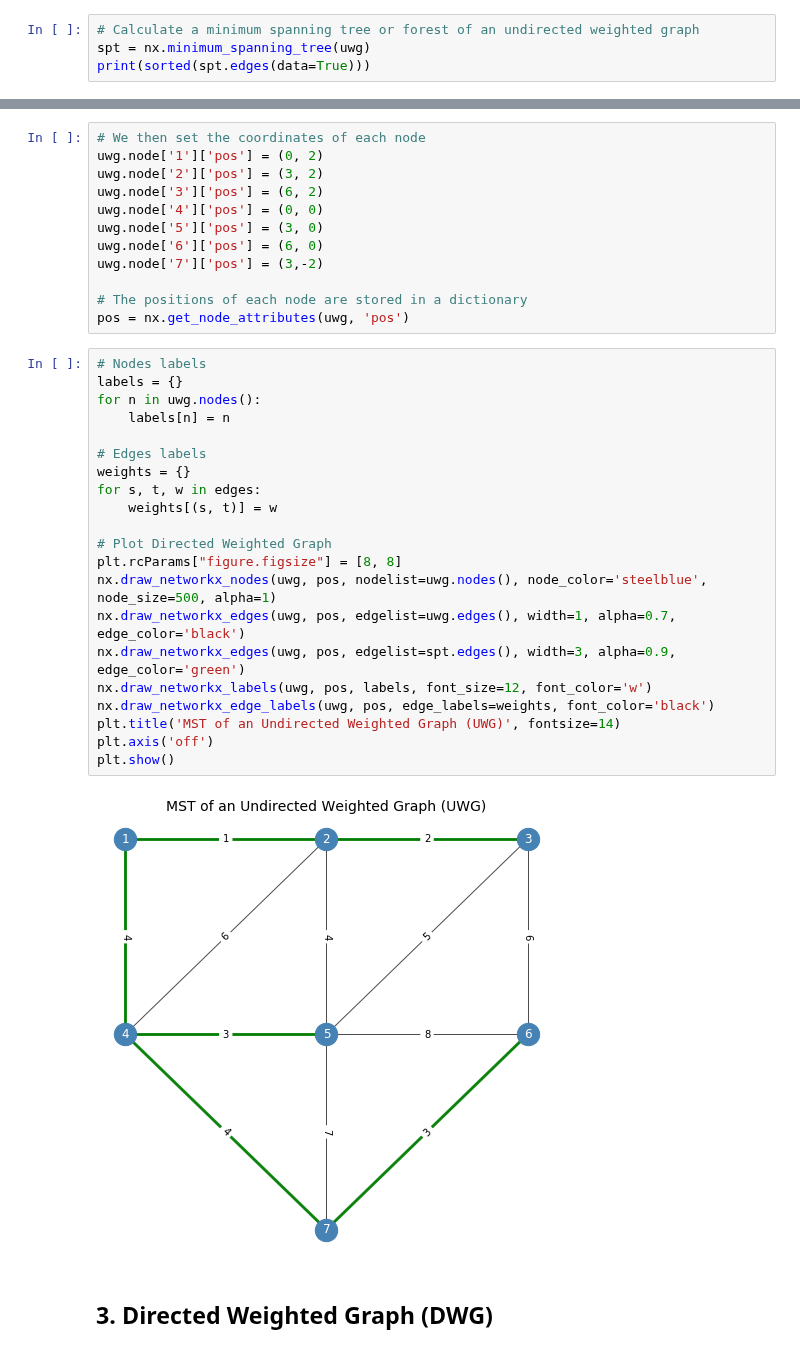
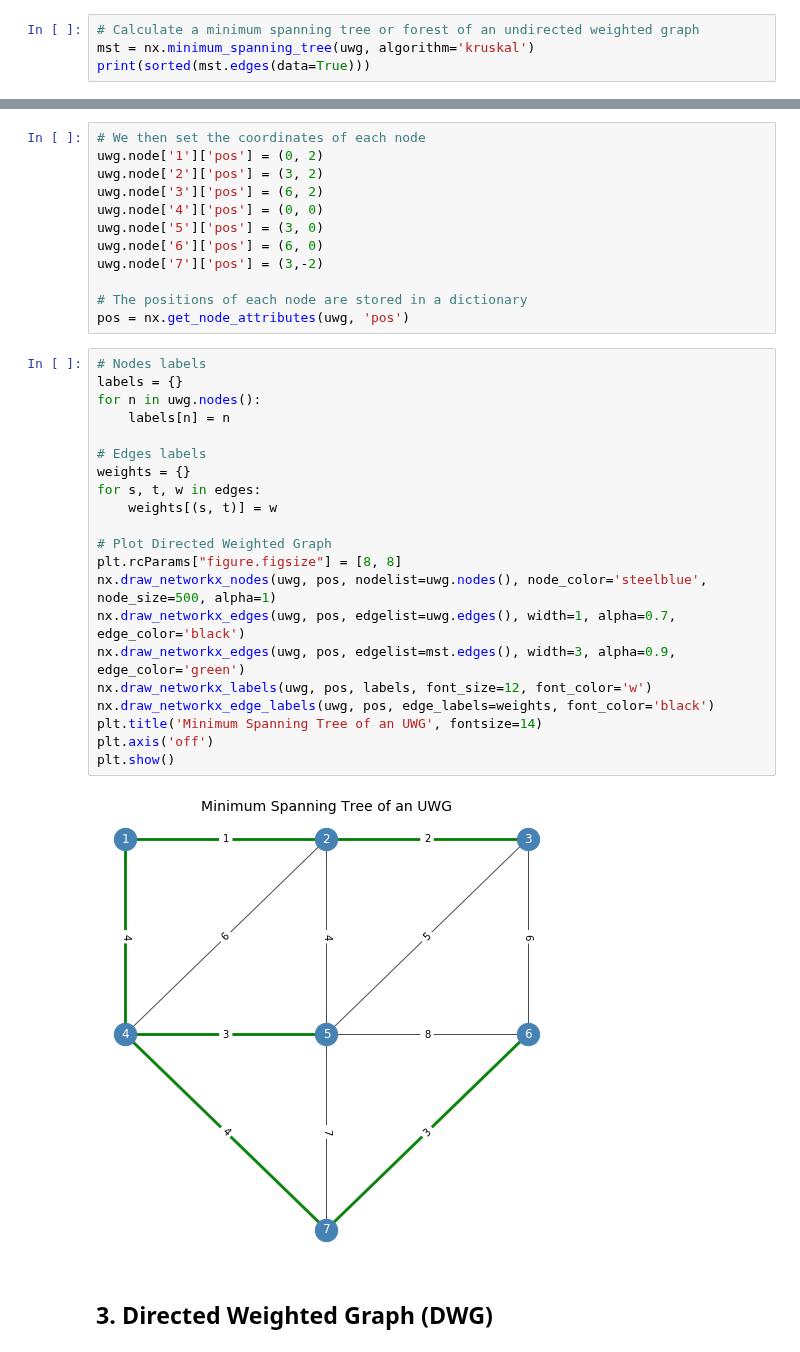
Before and after one commit to ansegura7/Algorithms, a Jupyter notebook: graphs/Graphs.ipynb, the cells around one changed output, grey strips where cells are left out. Drawn from its saved outputs; the diff is of its cells as text.

```diff
--- a/graphs/Graphs.ipynb
+++ b/graphs/Graphs.ipynb
@@ -95,8 +100,8 @@ print('Graph density:', density)
 Graph density: 0.5714285714285714
 # %%
 # Calculate a minimum spanning tree or forest of an undirected weighted graph
-spt = nx.minimum_spanning_tree(uwg)
-print(sorted(spt.edges(data=True)))
+mst = nx.minimum_spanning_tree(uwg, algorithm='kruskal')
+print(sorted(mst.edges(data=True)))
 # %% [output]
 [('1', '2', {'weight': 1}), ('1', '4', {'weight': 4}), ('2', '3', {'weight': 2}), ('4', '5', {'weight': 3}), ('4', '7', {'weight': 4}), ('6', '7', {'weight': 3})]
 # %% [markdown]
@@ -130,26 +135,26 @@ pos = nx.get_node_attributes(uwg, 'pos')
 # %%
 # Nodes labels
 labels = {}
 for n in uwg.nodes():
     labels[n] = n
 
 # Edges labels
 weights = {}
 for s, t, w in edges:
     weights[(s, t)] = w
 
 # Plot Directed Weighted Graph
 plt.rcParams["figure.figsize"] = [8, 8]
 nx.draw_networkx_nodes(uwg, pos, nodelist=uwg.nodes(), node_color='steelblue', node_size=500, alpha=1)
 nx.draw_networkx_edges(uwg, pos, edgelist=uwg.edges(), width=1, alpha=0.7, edge_color='black')
-nx.draw_networkx_edges(uwg, pos, edgelist=spt.edges(), width=3, alpha=0.9, edge_color='green')
+nx.draw_networkx_edges(uwg, pos, edgelist=mst.edges(), width=3, alpha=0.9, edge_color='green')
 nx.draw_networkx_labels(uwg, pos, labels, font_size=12, font_color='w')
 nx.draw_networkx_edge_labels(uwg, pos, edge_labels=weights, font_color='black')
-plt.title('MST of an Undirected Weighted Graph (UWG)', fontsize=14)
+plt.title('Minimum Spanning Tree of an UWG', fontsize=14)
 plt.axis('off')
 plt.show()
 # %% [output]
-[figure, old version]
+[figure, new version]
 # %% [markdown]
  ## 3. Directed Weighted Graph (DWG)
 # %% [markdown]
```
Also changed, not shown: parts of 14 cells of this notebook, 1 other file.
